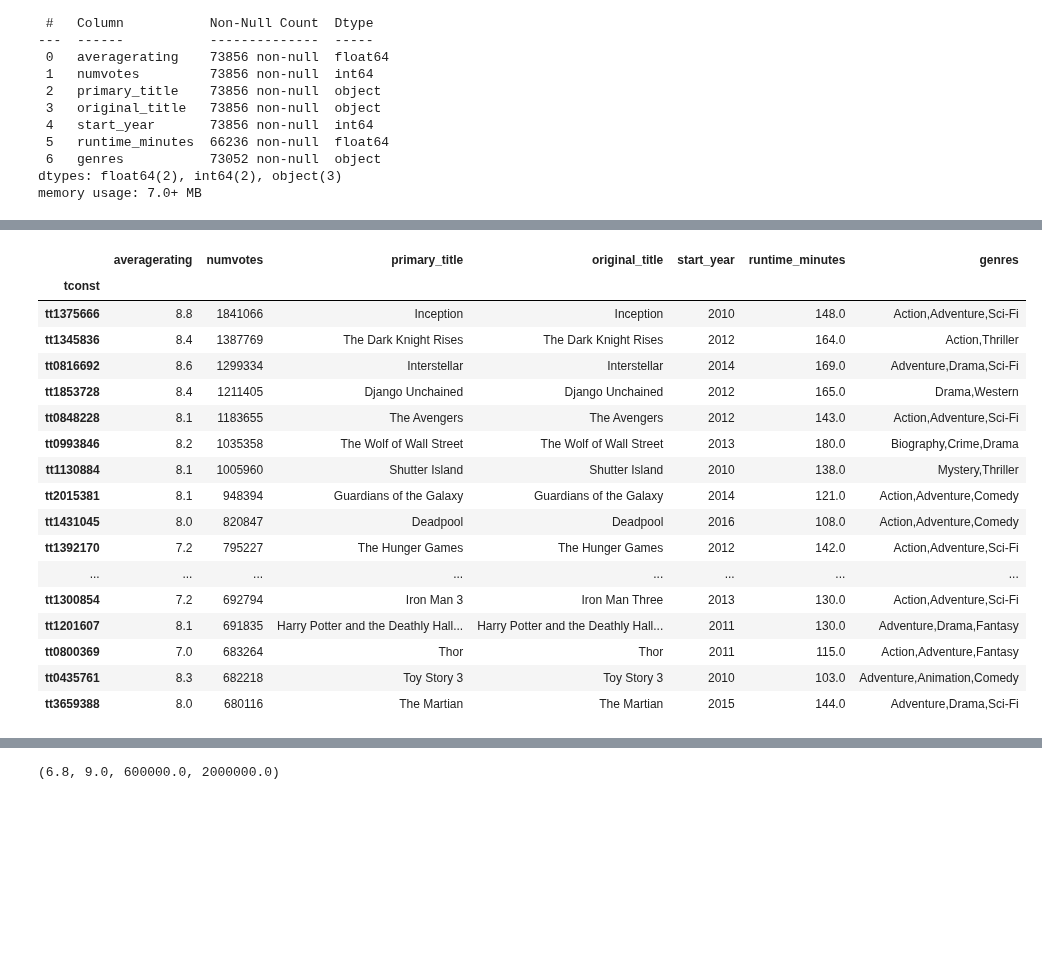
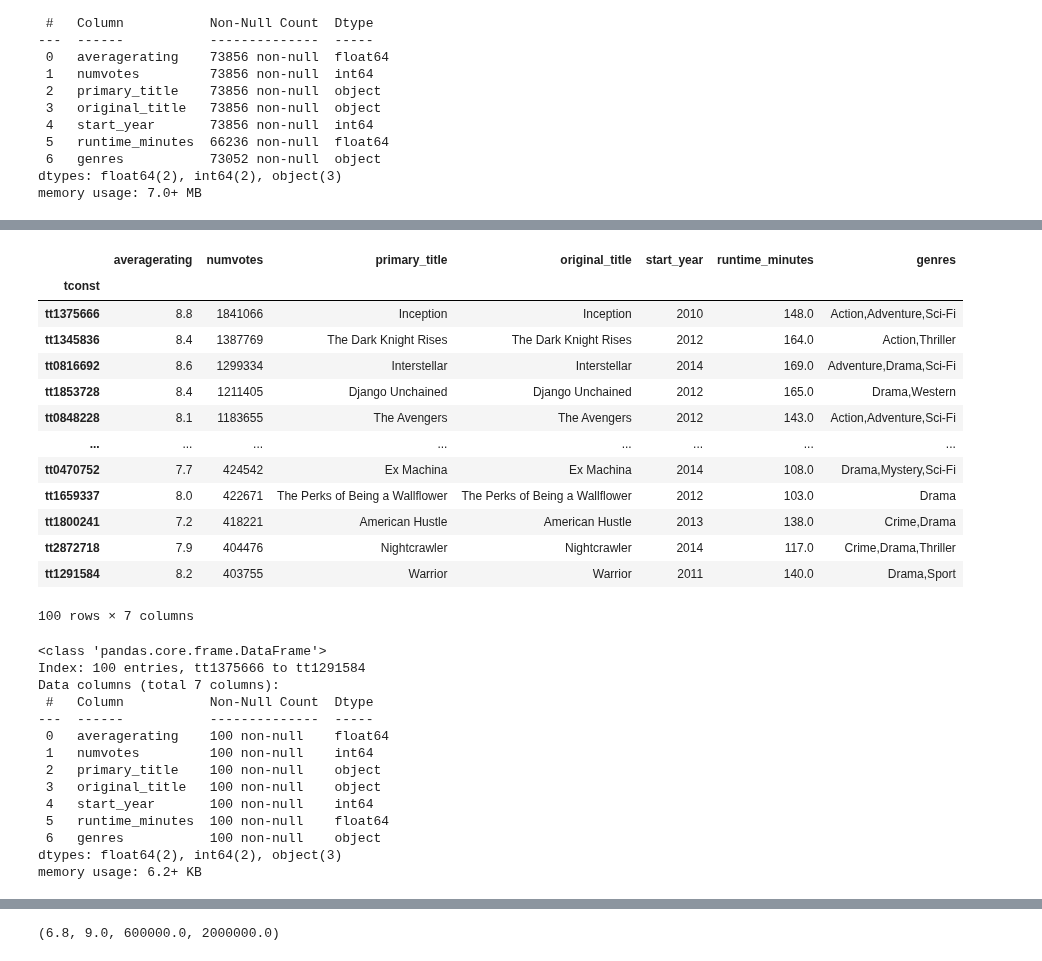
Before and after one commit to epradojr/Microsoft-Movie-Studio-Business-Proposition, a Jupyter notebook: imdb_tables.ipynb, the cells around one changed output, grey strips where cells are left out. Saved outputs shown, nothing was run; the diff lists cells and outputs as text; code cells hidden in the pictures; blank space fills up the shorter version.

```diff
--- a/imdb_tables.ipynb
+++ b/imdb_tables.ipynb
@@ -112,9 +112,9 @@ Data columns (total 7 columns):
 dtypes: float64(2), int64(2), object(3)
 memory usage: 7.0+ MB
 # %%
-sorted_numvotes = leftjoin_rating_basics.sort_values(by='numvotes', ascending=False)
+# sorted_numvotes = leftjoin_rating_basics.sort_values(by='numvotes', ascending=False)
 
-sorted_numvotes.head(20) #top 20 movies by number of votes
+sorted_numvotes.head(14000) #top 20 movies by number of votes
 # %% [output]
 |  | averagerating | numvotes | primary_title | original_title | start_year | runtime_minutes | genres |
 | tconst |  |  |  |  |  |  |  |
@@ -161,23 +133,38 @@ sorted_averatings
 # %%
-top_numgenres = sorted_numvotes.head(20).copy()
+top_numgenres = sorted_numvotes.head(100).copy()
 
 top_numgenres
 # %% [output]
 |  | averagerating | numvotes | primary_title | original_title | start_year | runtime_minutes | genres |
 | tconst |  |  |  |  |  |  |  |
 | tt1375666 | 8.8 | 1841066 | Inception | Inception | 2010 | 148.0 | Action,Adventure,Sci-Fi |
 | tt1345836 | 8.4 | 1387769 | The Dark Knight Rises | The Dark Knight Rises | 2012 | 164.0 | Action,Thriller |
 | tt0816692 | 8.6 | 1299334 | Interstellar | Interstellar | 2014 | 169.0 | Adventure,Drama,Sci-Fi |
 | tt1853728 | 8.4 | 1211405 | Django Unchained | Django Unchained | 2012 | 165.0 | Drama,Western |
 | tt0848228 | 8.1 | 1183655 | The Avengers | The Avengers | 2012 | 143.0 | Action,Adventure,Sci-Fi |
-| tt0993846 | 8.2 | 1035358 | The Wolf of Wall Street | The Wolf of Wall Street | 2013 | 180.0 | Biography,Crime,Drama |
-| tt1130884 | 8.1 | 1005960 | Shutter Island | Shutter Island | 2010 | 138.0 | Mystery,Thriller |
-| tt2015381 | 8.1 | 948394 | Guardians of the Galaxy | Guardians of the Galaxy | 2014 | 121.0 | Action,Adventure,Comedy |
-| tt1431045 | 8.0 | 820847 | Deadpool | Deadpool | 2016 | 108.0 | Action,Adventure,Comedy |
-| tt1392170 | 7.2 | 795227 | The Hunger Games | The Hunger Games | 2012 | 142.0 | Action,Adventure,Sci-Fi |
 | ... | ... | ... | ... | ... | ... | ... | ... |
-| tt1300854 | 7.2 | 692794 | Iron Man 3 | Iron Man Three | 2013 | 130.0 | Action,Adventure,Sci-Fi |
-| tt1201607 | 8.1 | 691835 | Harry Potter and the Deathly Hall... | Harry Potter and the Deathly Hall... | 2011 | 130.0 | Adventure,Drama,Fantasy |
-| tt0800369 | 7.0 | 683264 | Thor | Thor | 2011 | 115.0 | Action,Adventure,Fantasy |
-| tt0435761 | 8.3 | 682218 | Toy Story 3 | Toy Story 3 | 2010 | 103.0 | Adventure,Animation,Comedy |
-| tt3659388 | 8.0 | 680116 | The Martian | The Martian | 2015 | 144.0 | Adventure,Drama,Sci-Fi |
+| tt0470752 | 7.7 | 424542 | Ex Machina | Ex Machina | 2014 | 108.0 | Drama,Mystery,Sci-Fi |
+| tt1659337 | 8.0 | 422671 | The Perks of Being a Wallflower | The Perks of Being a Wallflower | 2012 | 103.0 | Drama |
+| tt1800241 | 7.2 | 418221 | American Hustle | American Hustle | 2013 | 138.0 | Crime,Drama |
+| tt2872718 | 7.9 | 404476 | Nightcrawler | Nightcrawler | 2014 | 117.0 | Crime,Drama,Thriller |
+| tt1291584 | 8.2 | 403755 | Warrior | Warrior | 2011 | 140.0 | Drama,Sport |
+100 rows × 7 columns
+# %%
+top_numgenres.info()
+# A few runtime_minutes and genres are missing, but only genres
+# matter and we'll just drop the 5 missing genre rows instead
+# %% [output]
+<class 'pandas.core.frame.DataFrame'>
+Index: 100 entries, tt1375666 to tt1291584
+Data columns (total 7 columns):
+ #   Column           Non-Null Count  Dtype
+---  ------           --------------  -----
+ 0   averagerating    100 non-null    float64
+ 1   numvotes         100 non-null    int64
+ 2   primary_title    100 non-null    object
+ 3   original_title   100 non-null    object
+ 4   start_year       100 non-null    int64
+ 5   runtime_minutes  100 non-null    float64
+ 6   genres           100 non-null    object
+dtypes: float64(2), int64(2), object(3)
+memory usage: 6.2+ KB
```
Also changed, not shown: parts of 12 cells of this notebook.
